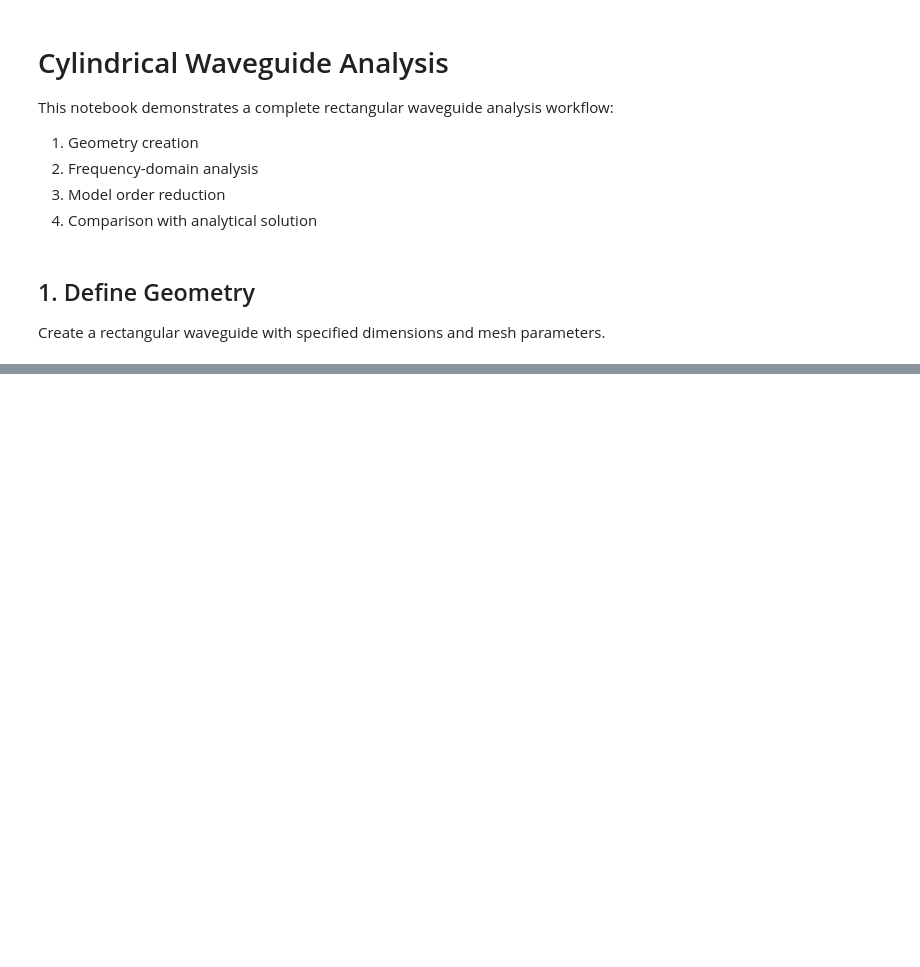
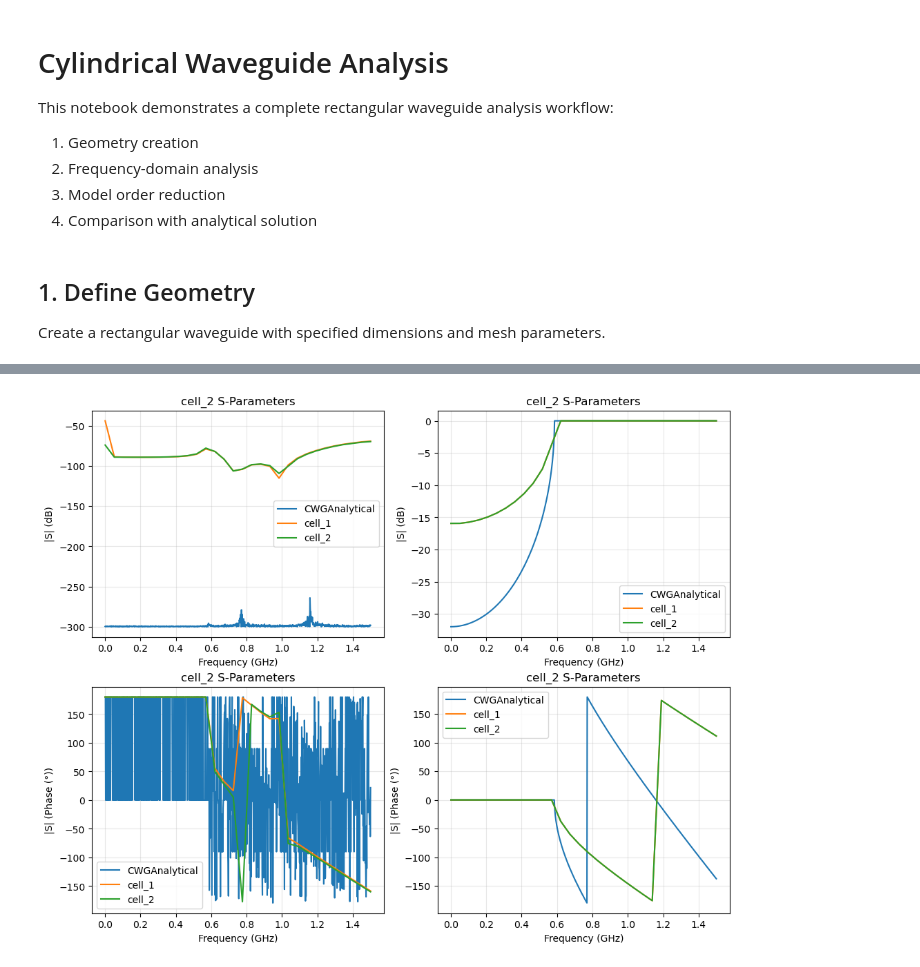
Before and after one commit to Dark-Elektron/cavsim3d, a Jupyter notebook: examples/cwg_step_split/cwg_step_split.ipynb, the cells around one changed output, grey strips where cells are left out. Saved outputs shown, nothing was run; the diff lists cells and outputs as text; code cells hidden in the pictures; blank space fills up the shorter version.

```diff
--- a/examples/cwg_step_split/cwg_step_split.ipynb
+++ b/examples/cwg_step_split/cwg_step_split.ipynb
@@ -52,16 +55,17 @@ WebGuiWidget(layout=Layout(height='50vh', width='100%'), value={'ngsolve_version
 # %%
 # 2. Analytical
-radius = 150e-3  # Width: 100 mm
-L = 300e-3  # Length: 200 mm
+radius = 150e-3  # Width: 150 mm
+L = 300e-3  # Length: 300 mm
 analytical = CWGAnalytical(radius=radius, length=L)
 
-# 3. FOM solve
-fds = FrequencyDomainSolver(geo, order=3)
-fds.assemble_matrices(nportmodes=3)
-fds.solve(0.1, 1.5, 30, store_snapshots=True, solver_type='iterative')
-
-# 4. Quick comparison plots - just pass the objects!
-frequencies = np.linspace(0.1, 1.5, 1000) * 1e9
-plot_z_comparison([analytical, fds], frequencies=frequencies)
-plot_s_comparison([analytical, fds], frequencies=frequencies)
+fom_config = {
+    'nportmodes': 3,
+    'order': 3,
+    'nsamples': 30,
+    'fmin': 1e-3,
+    'fmax': 1.5,
+    'solver_type': 'iterative',
+    'rerun': True
+}
+fom_result = proj.fds.solve(config=fom_config)
 # %% [output]
@@ -92 +89,21 @@ Cascaded 3 domains → 2-port system
+# %%
+# Get analytic solution for comparison
+from analytical.circular_waveguide import CWGAnalytical
+
+radius = 150e-3  # Width: 100 mm
+L = 300e-3  # Length: 300 mm
+analytical = CWGAnalytical(radius=radius, length=L, freq_range=(fom_config['fmin'], fom_config['fmax']))
+
+# plot comparison
+which = [['1(1)1(1)'], ['1(1)2(1)']]
+fig, axs = plt.subplot_mosaic([[1, 2], [3, 4]], figsize=(10, 8), layout='constrained')
+for idx, wh in enumerate(which):
+    # plot magnitude
+    analytical.plot_s(wh, ax=axs[idx+1])
+    proj.fds.foms.plot_s(wh, ax=axs[idx+1])
+    # plot phase
+    analytical.plot_s(wh, plot_type='phase', ax=axs[idx+3])
+    proj.fds.foms.plot_s(wh, plot_type='phase', ax=axs[idx+3])
+# %% [output]
+[figure, added]
 # %%
```
Also changed, not shown: parts of 14 cells of this notebook, 44 other files.
